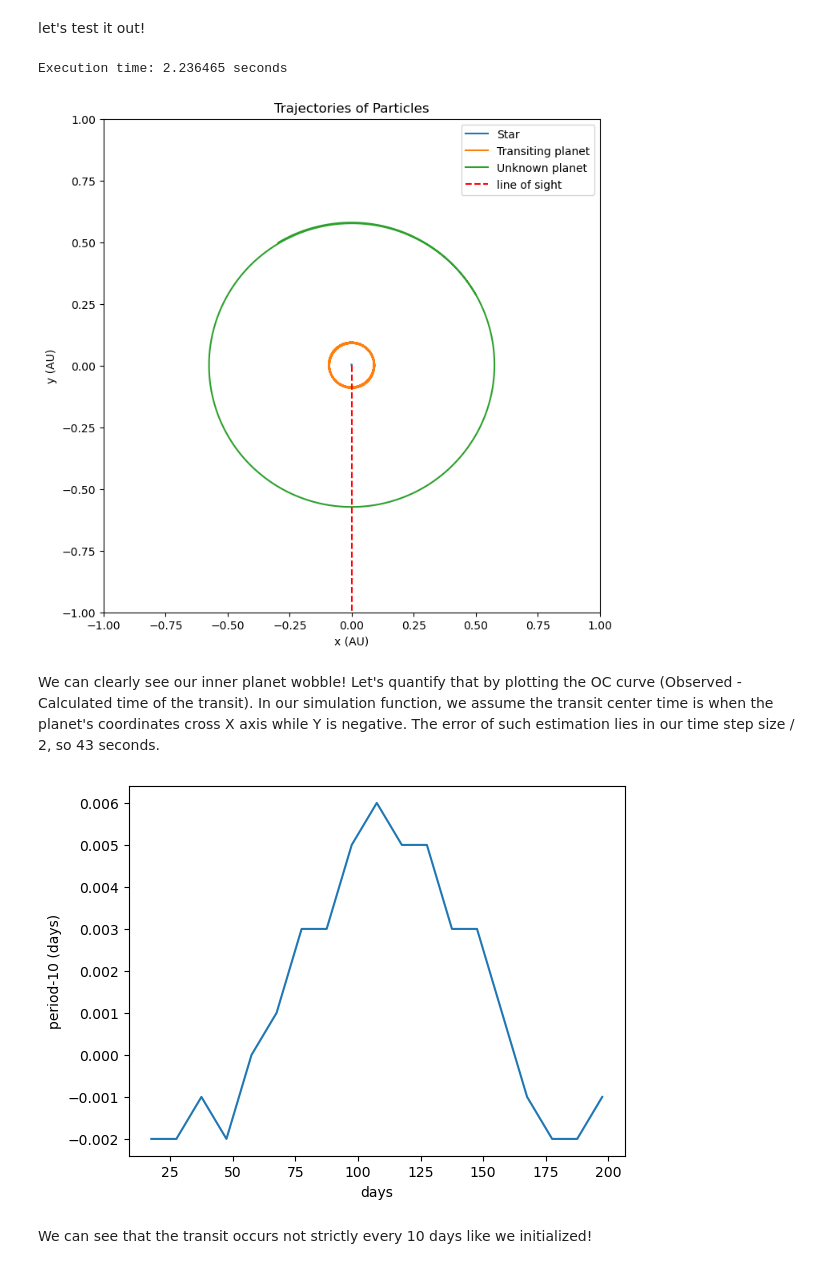
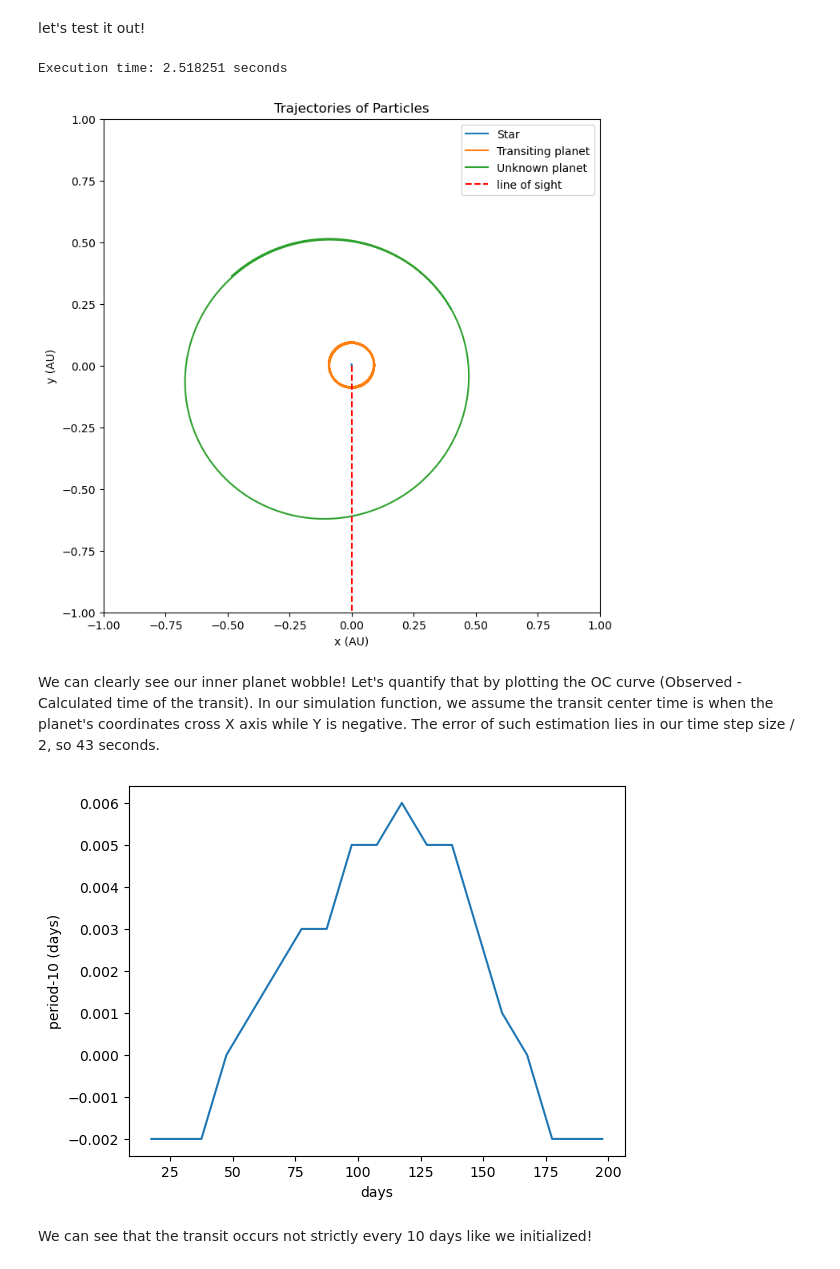
Before and after one commit to RomanAkhmetshyn/PHYS512_group_proj, a Jupyter notebook: N-body part.ipynb, the cells around one changed output. Saved outputs shown, nothing was run; the diff lists cells and outputs as text; code cells hidden in the pictures.

```diff
--- a/N-body part.ipynb
+++ b/N-body part.ipynb
@@ -222,26 +222,26 @@ let's test it out!
 # %%
 start_time = time.time()
 ts, positions_0, positions_1, positions_2, energies = twoPlanetTTV(m0=1, m1=0.01, m2=1,
-                  T1=10, T2=160, e1=0, e2=0.0, w1=0, w2=np.pi/6, Ntransits=20, savepos=True)
+                  T1=10, T2=160, e1=0, e2=0.2, w1=0, w2=np.pi/6, Ntransits=20, savepos=True)
 end_time = time.time()
 print(f"Execution time: {end_time - start_time:.6f} seconds")
 
 
 plt.figure(figsize=(8, 8))
 plt.plot(positions_0[:, 0], positions_0[:, 1], label="Star")
 plt.plot(positions_1[:, 0], positions_1[:, 1], label="Transiting planet")
 plt.plot(positions_2[:, 0], positions_2[:, 1], label="Unknown planet")
 plt.vlines(0, 0, -1, linestyle='--', color='r', label='line of sight')
 plt.xlabel("x (AU)")
 plt.ylabel("y (AU)")
 plt.ylim(-1, 1)
 plt.xlim(-1, 1)
 plt.legend()
 plt.title("Trajectories of Particles")
 plt.show()
 # %% [output]
-Execution time: 2.236465 seconds
+Execution time: 2.518251 seconds
-[figure, old version]
+[figure, new version]
 # %% [markdown]
 We can clearly see our inner planet wobble! Let's quantify that by plotting the OC curve (Observed - Calculated time of the transit). In our simulation function, we assume the transit center time is when the planet's coordinates cross X axis while Y is negative. The error of such estimation lies in our time step size / 2, so 43 seconds.
 # %%
@@ -252,7 +252,7 @@ plt.ylabel('period-10 (days)')
 plt.xlabel('days')
 plt.show()
 # %% [output]
-[figure, old version]
+[figure, new version]
 # %% [markdown]
 We can see that the transit occurs not strictly every 10 days like we initialized!
 # %%
```
Also changed, not shown: parts of 5 cells of this notebook, 1 other file.
